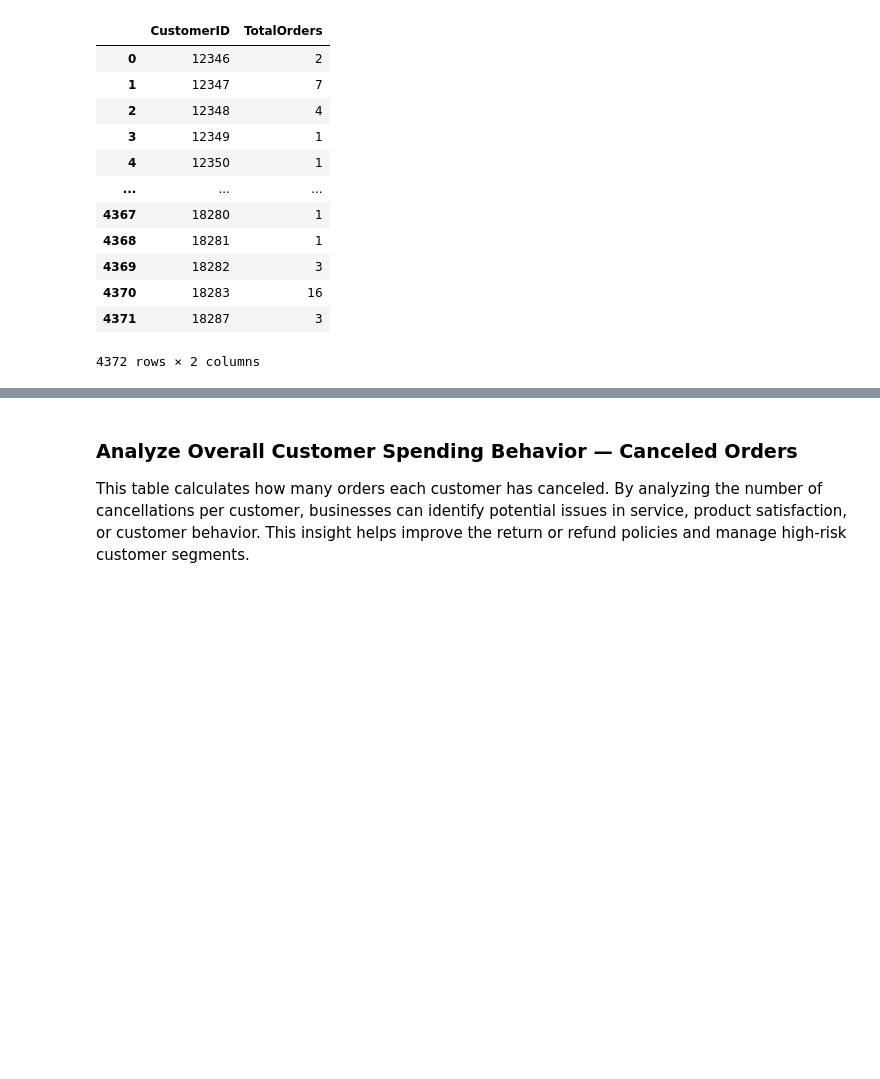
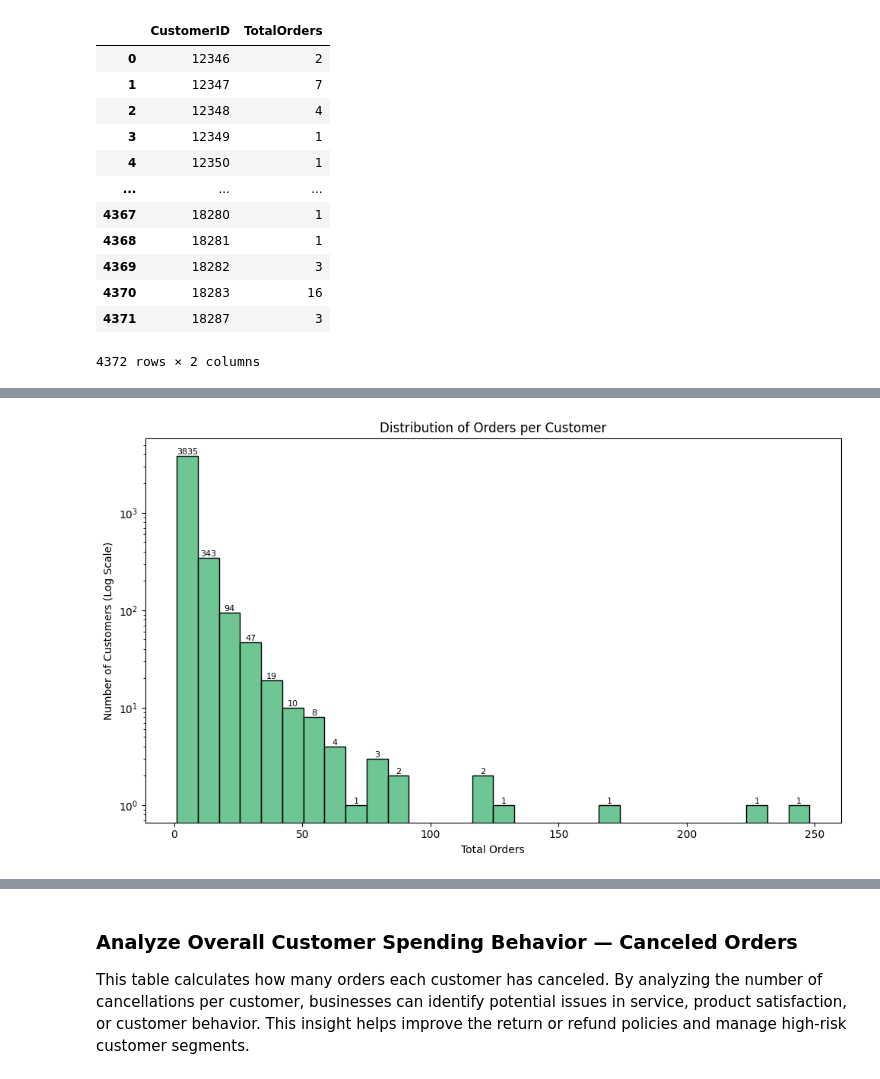
Before and after one commit to VardhanVarikuti/customer-segmentation-retail, a Jupyter notebook: CustomerSegmentation.ipynb, the cells around one changed output, grey strips where cells are left out. Drawn from its saved outputs; the diff is of its cells as text; code cells hidden in the pictures; blank space fills up the shorter version.

```diff
--- a/CustomerSegmentation.ipynb
+++ b/CustomerSegmentation.ipynb
@@ -132,0 +135,25 @@ orders_per_customer
+# %%
+plt.figure(figsize=(10,6))
+ax = sns.histplot(orders_per_customer['TotalOrders'], bins=30, kde=False, color='mediumseagreen')
+plt.yscale('log')
+
+# Annotate counts on bars
+for rect in ax.patches:
+    height = rect.get_height()
+    if height > 0:
+        ax.text(
+            rect.get_x() + rect.get_width()/2,
+            height,
+            f"{int(height)}",
+            ha='center',
+            va='bottom',
+            fontsize=8
+        )
+
+plt.title('Distribution of Orders per Customer')
+plt.xlabel('Total Orders')
+plt.ylabel('Number of Customers (Log Scale)')
+plt.tight_layout()
+plt.show()
+# %% [output]
+[figure, added]
```
Also changed, not shown: parts of 22 cells of this notebook.
